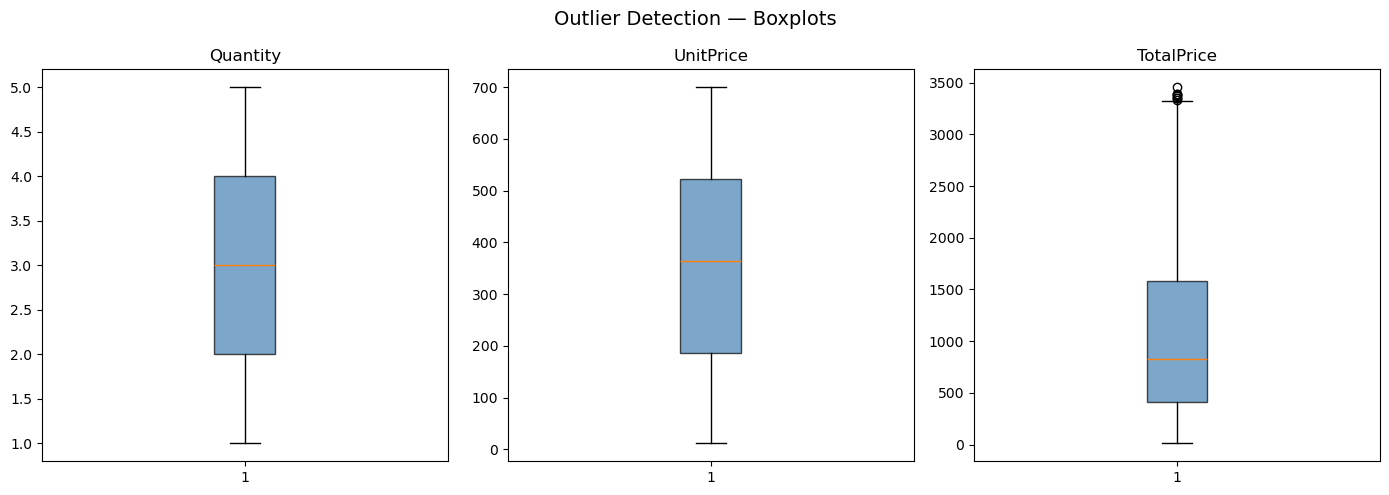
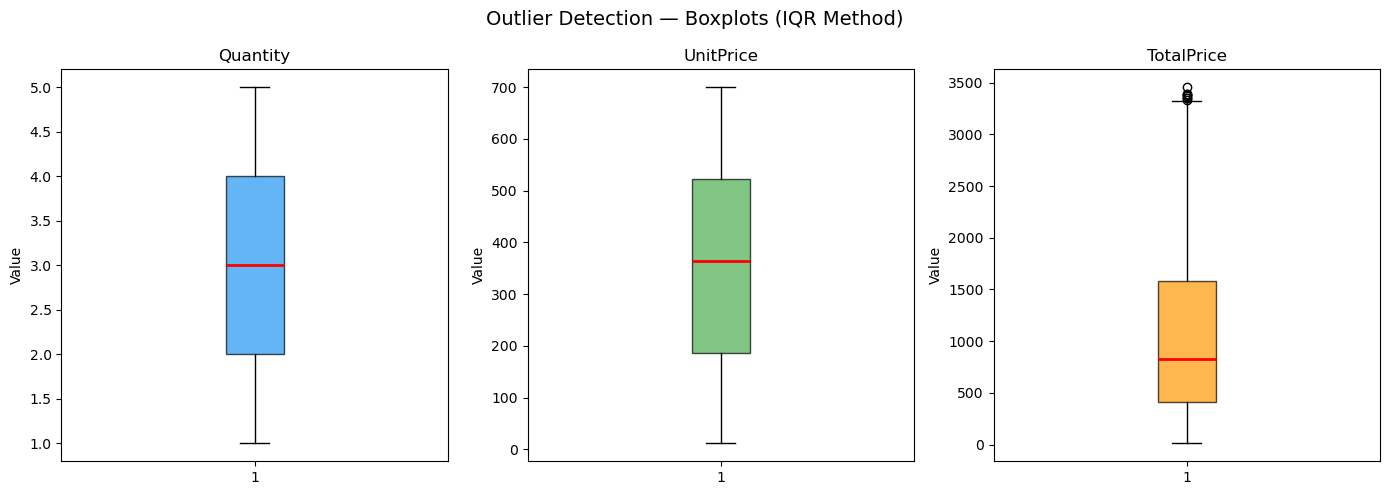
The notebook cell's code change between the first figure and the second:
--- before
+++ after
@@ -1,11 +1,14 @@
 fig, axes = plt.subplots(1, 3, figsize=(14, 5))
-fig.suptitle('Outlier Detection — Boxplots', fontsize=14)
+fig.suptitle('Outlier Detection — Boxplots (IQR Method)', fontsize=14)
 
+colors = ['#2196F3', '#4CAF50', '#FF9800']
 for i, col in enumerate(['Quantity', 'UnitPrice', 'TotalPrice']):
     axes[i].boxplot(df[col], patch_artist=True,
-                    boxprops=dict(facecolor='steelblue', alpha=0.7))
+                    boxprops=dict(facecolor=colors[i], alpha=0.7),
+                    medianprops=dict(color='red', linewidth=2))
     axes[i].set_title(col)
+    axes[i].set_ylabel('Value')
 
 plt.tight_layout()
-plt.savefig('boxplots.png', dpi=150)
+plt.savefig('boxplots.png', dpi=150, bbox_inches='tight')
 plt.show()

Commit: project 2 eda